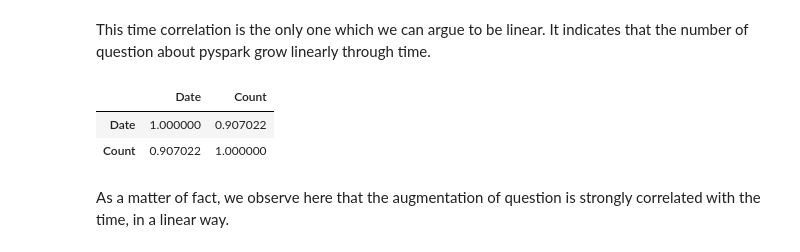
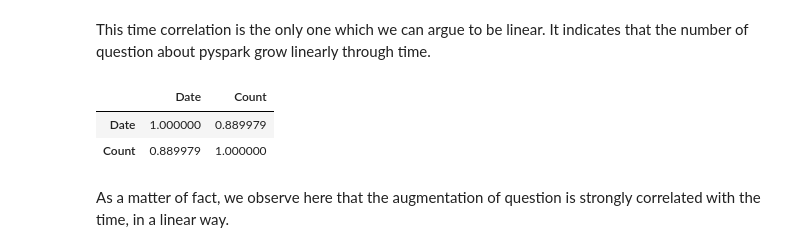
Before and after one commit to vbruttin/ada_homeworks, a Jupyter notebook: Homework3.ipynb, the cells around one changed output. Drawn from its saved outputs; the diff is of its cells as text; code cells hidden in the pictures.

```diff
--- a/Homework3.ipynb
+++ b/Homework3.ipynb
@@ -805,10 +812,10 @@ plt.show()
 This time correlation is the only one which we can argue to be linear. It indicates that the number of question about pyspark grow linearly through time.
 # %%
 df_pyspark['Date'] = range(len(df_pyspark.Date))
-df_pyspark.corr(method='spearman')
+df_pyspark.corr(method='pearson')
 # %% [output]
 |  | Date | Count |
-| Date | 1.000000 | 0.907022 |
-| Count | 0.907022 | 1.000000 |
+| Date | 1.000000 | 0.889979 |
+| Count | 0.889979 | 1.000000 |
 # %% [markdown]
 As a matter of fact, we observe here that the augmentation of question is strongly correlated with the time, in a linear way.
```
Also changed, not shown: parts of 18 cells of this notebook.
